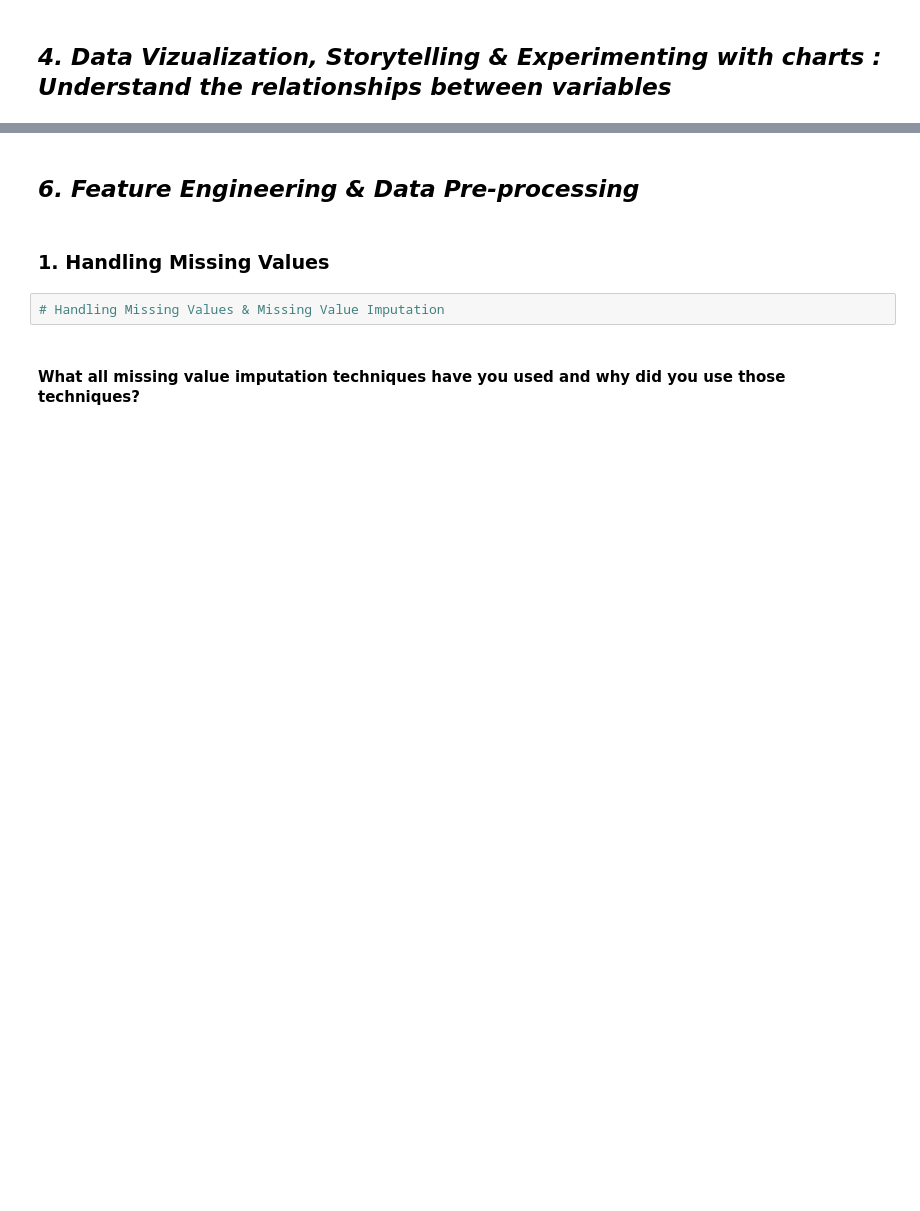
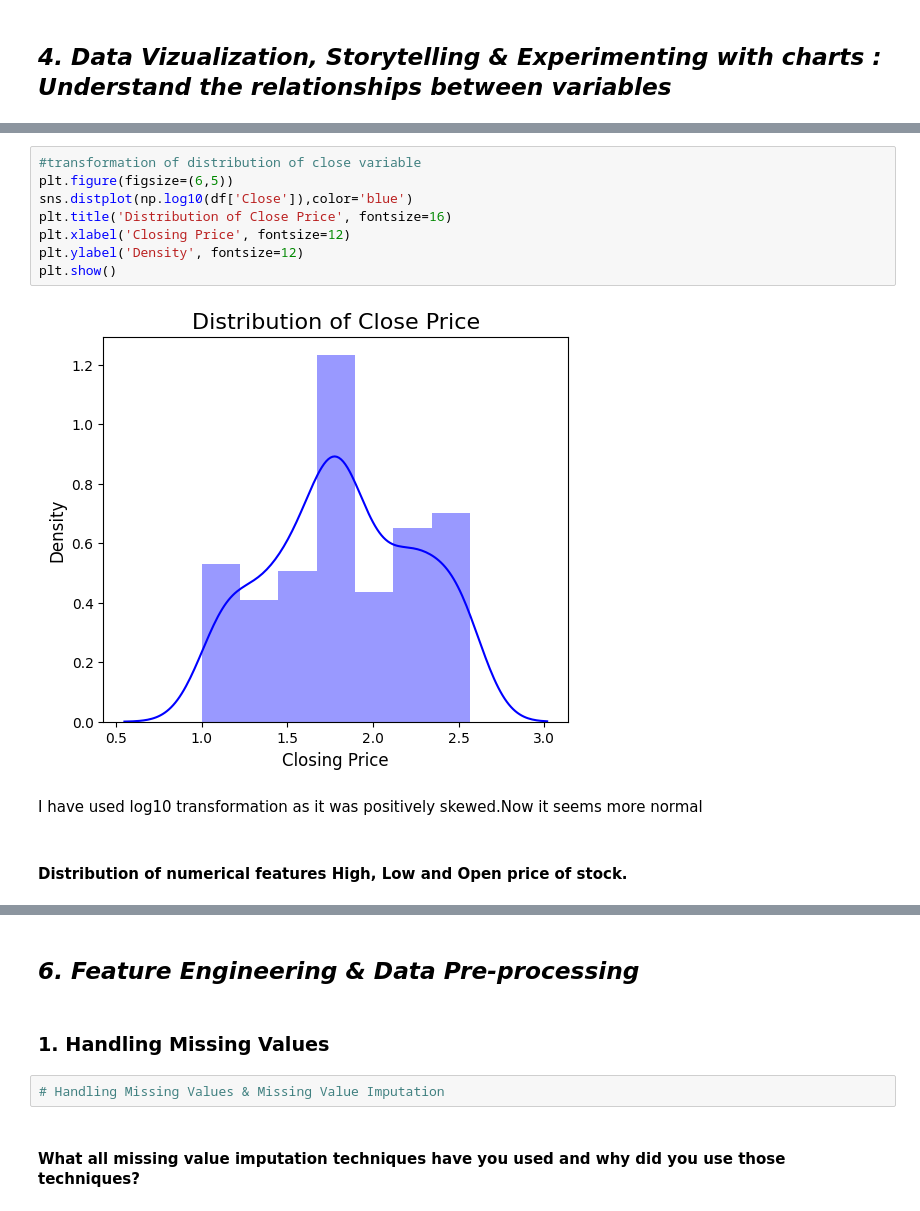
Before and after one commit to atulchune/YesBank_Stock_closing_price_prediction, a Jupyter notebook: YesBank_closing_stock_price_prediction.ipynb, the cells around one changed output, grey strips where cells are left out. Saved outputs shown, nothing was run; the diff lists cells and outputs as text; blank space fills up the shorter version.

```diff
--- a/YesBank_closing_stock_price_prediction.ipynb
+++ b/YesBank_closing_stock_price_prediction.ipynb
@@ -577,0 +382,14 @@ Answer Here.
+# %%
+#transformation of distribution of close variable
+plt.figure(figsize=(6,5))
+sns.distplot(np.log10(df['Close']),color='blue')
+plt.title('Distribution of Close Price', fontsize=16)
+plt.xlabel('Closing Price', fontsize=12)
+plt.ylabel('Density', fontsize=12)
+plt.show()
+# %% [output]
+[figure, added]
+# %% [markdown]
+I have used log10 transformation as it was positively skewed.Now it seems more normal
+# %% [markdown]
+#### **Distribution of numerical features High, Low and Open price of stock.**
```
Also changed, not shown: parts of 178 cells of this notebook.
